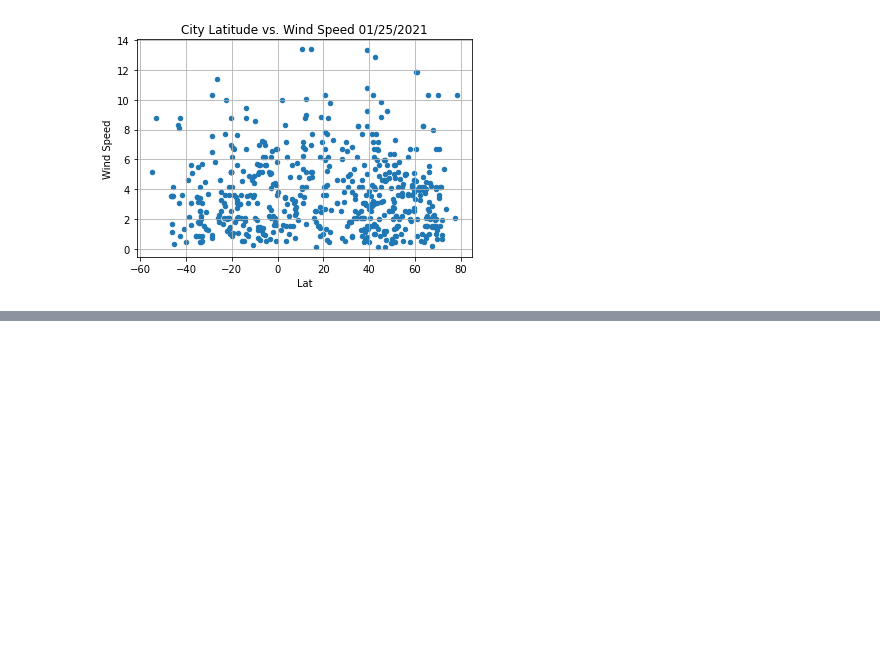
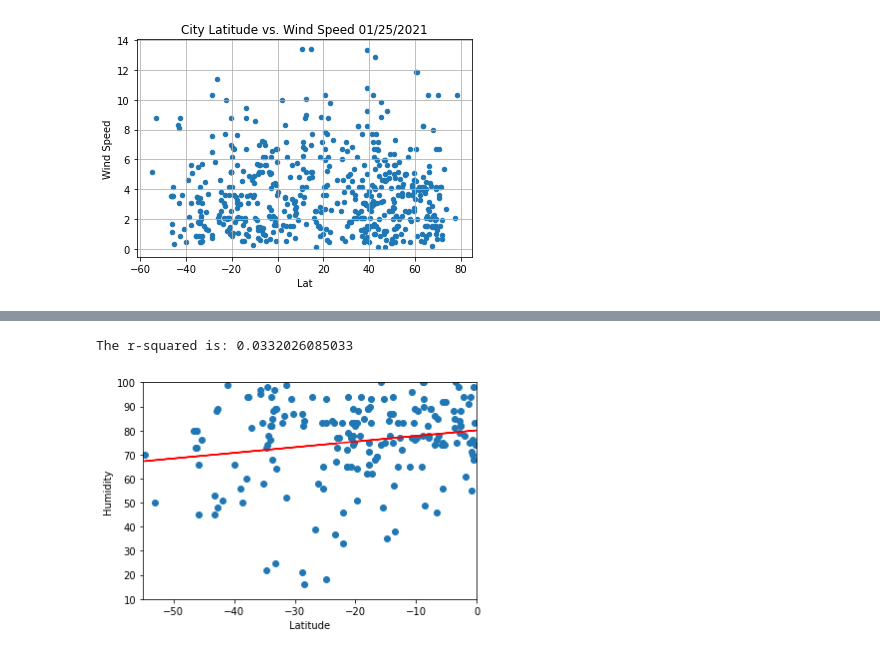
Before and after one commit to khennenf/python-api-challenge, a Jupyter notebook: Homework/Instructions/starter_code/Weather_Py_2.ipynb, the cells around one changed output, grey strips where cells are left out. Cells and saved outputs as stored; diff of their text form; code cells hidden in the pictures; blank space fills up the shorter version.

```diff
--- a/Homework/Instructions/starter_code/Weather_Py_2.ipynb
+++ b/Homework/Instructions/starter_code/Weather_Py_2.ipynb
@@ -251,0 +295,19 @@ memory usage: 13.4+ KB
+# %%
+# Sourthern Hemisphere - Humidity vs. Latitude Linear Regression
+x_values_south = south_hem_df["Lat"]
+y_values_south = south_hem_df["Humidity"]
+(slope, intercept, rvalue, pvalue, stderr) = linregress(x_values_south, y_values_south)
+regress_values = x_values_south * slope + intercept
+line_eq = "y = " + str(round(slope,2)) + "x + " + str(round(intercept,2))
+plt.scatter(x_values_south,y_values_south)
+plt.plot(x_values_south,regress_values,"r-")
+plt.annotate(line_eq,(45,40),fontsize=10,color="red")
+plt.xlabel('Latitude')
+plt.ylabel('Humidity')
+plt.ylim(10, 100)
+plt.xlim(-55, 0)
+print(f"The r-squared is: {rvalue**2}")
+plt.show()
+# %% [output]
+The r-squared is: 0.0332026085033
+[figure, added]
```
Also changed, not shown: parts of 24 cells of this notebook.
